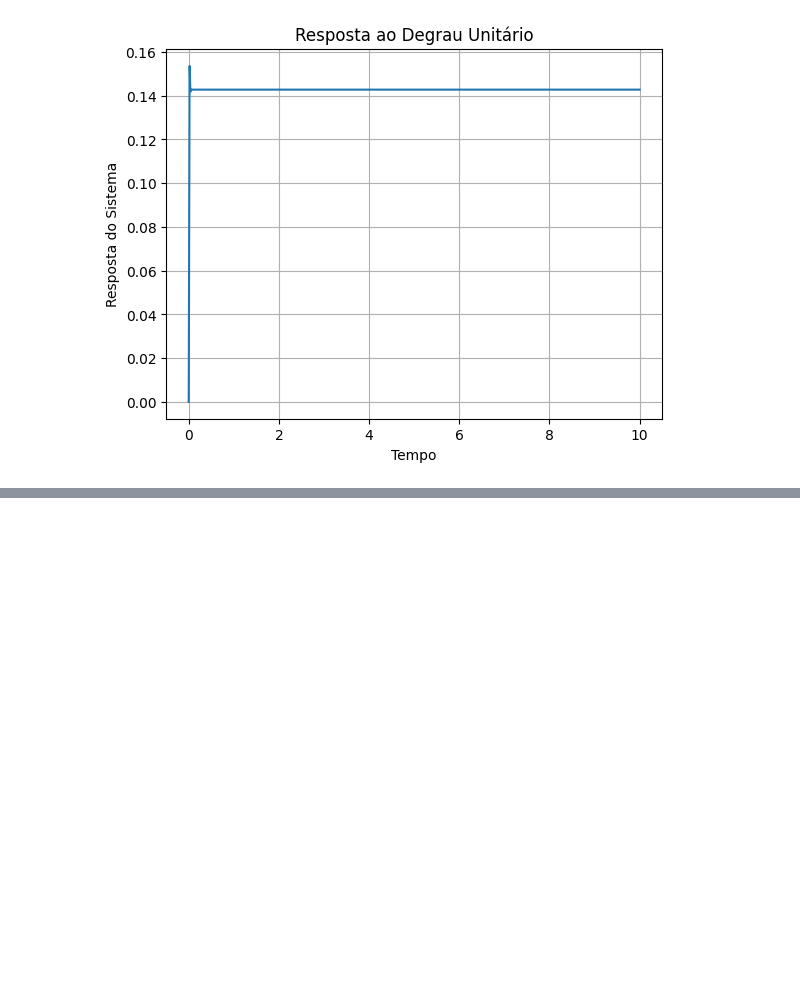
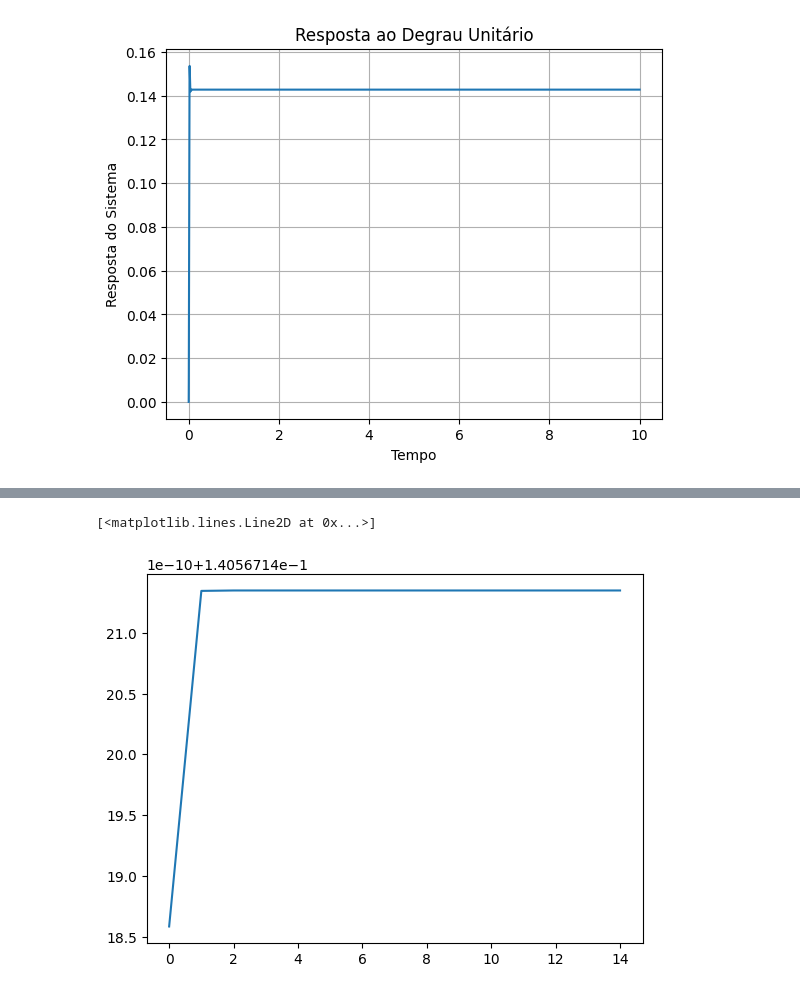
Before and after one commit to MatheusCascalho/distributed_systems, a Jupyter notebook: analyse_motor.ipynb, the cells around one changed output, grey strips where cells are left out. Drawn from its saved outputs; the diff is of its cells as text; code cells hidden in the pictures; blank space fills up the shorter version.

```diff
--- a/analyse_motor.ipynb
+++ b/analyse_motor.ipynb
@@ -149,0 +247,26 @@ for motor in motors:
+# %%
+h = [0.0,
+0.0,
+0.1403911377561489,
+0.1405669217592211,
+0.14056714185869623,
+0.14056714213428323,
+0.14056714213462831,
+0.14056714213462873,
+0.14056714213462873,
+0.14056714213462873,
+0.1405671421346287,
+0.1405671421346287,
+0.1405671421346287,
+0.1405671421346287,
+0.1405671421346287,
+0.1405671421346287,
+0.1405671421346287,
+0.1405671421346287,
+0.1405671421346287,
+]
+# %%
+plt.plot(h[4:])
+# %% [output]
+[<matplotlib.lines.Line2D at 0x...>]
+[figure, added]
```
Also changed, not shown: parts of 6 cells of this notebook.
